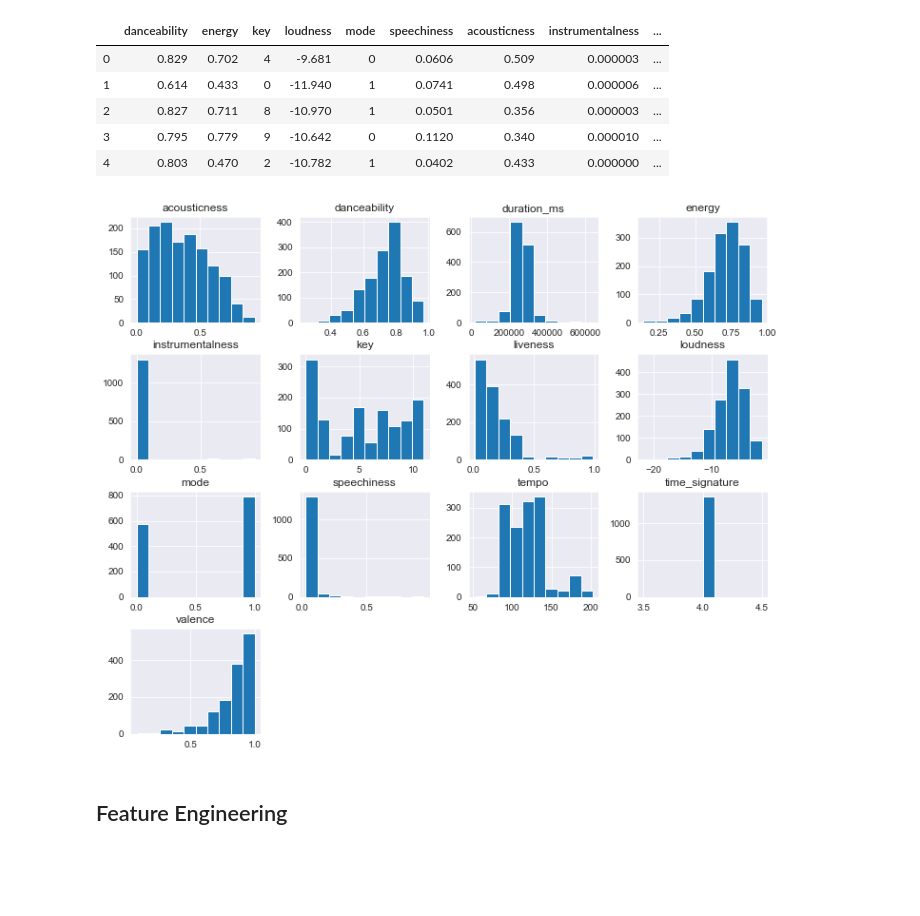
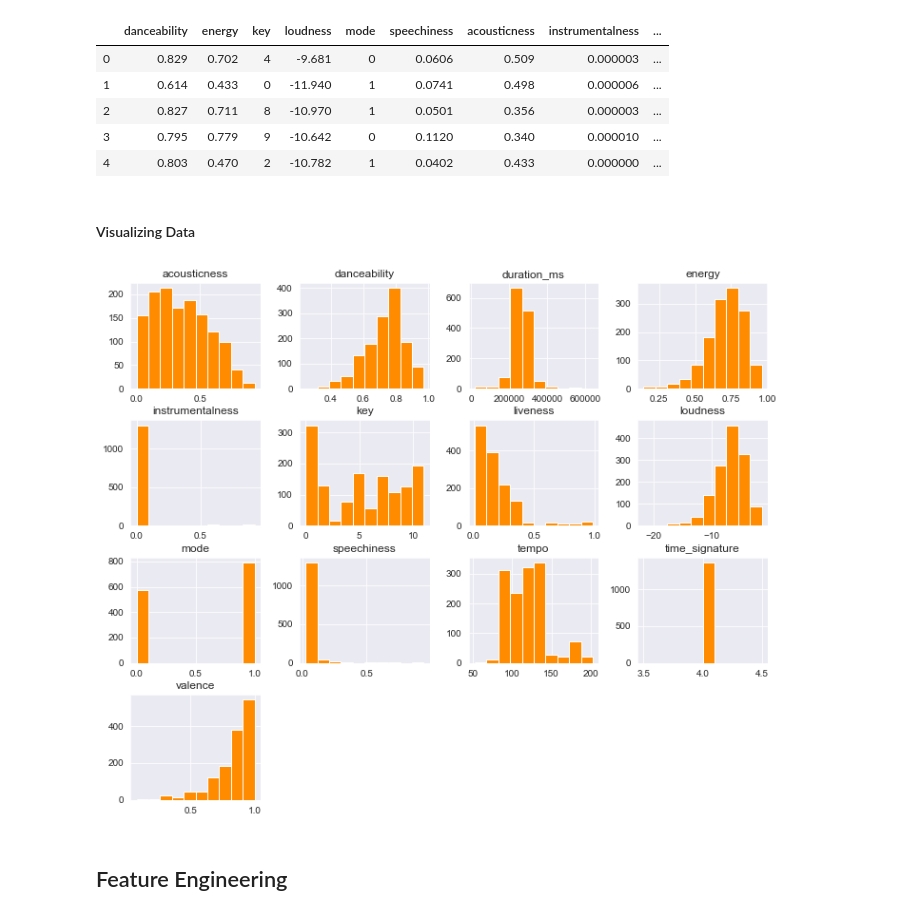
Before and after one commit to ayalasm/mod_5_project, a Jupyter notebook: mod_5_notebook.ipynb, the cells around one changed output. Cells and saved outputs as stored; diff of their text form; code cells hidden in the pictures; blank space fills up the shorter version.

```diff
--- a/mod_5_notebook.ipynb
+++ b/mod_5_notebook.ipynb
@@ -45,10 +47,12 @@ df.head()
 | 2 | 0.827 | 0.711 | 8 | -10.970 | 1 | 0.0501 | 0.356 | 0.000003 | ... |
 | 3 | 0.795 | 0.779 | 9 | -10.642 | 0 | 0.1120 | 0.340 | 0.000010 | ... |
 | 4 | 0.803 | 0.470 | 2 | -10.782 | 1 | 0.0402 | 0.433 | 0.000000 | ... |
+# %% [markdown]
+#### Visualizing Data
 # %%
-df.hist(figsize=(12,10));
+df.hist(figsize=(12,10),color='darkorange');
 # %% [output]
-[figure, old version]
+[figure, new version]
 # %% [markdown]
 ## Feature Engineering
 # %% [markdown]
```
Also changed, not shown: parts of 12 cells of this notebook.
